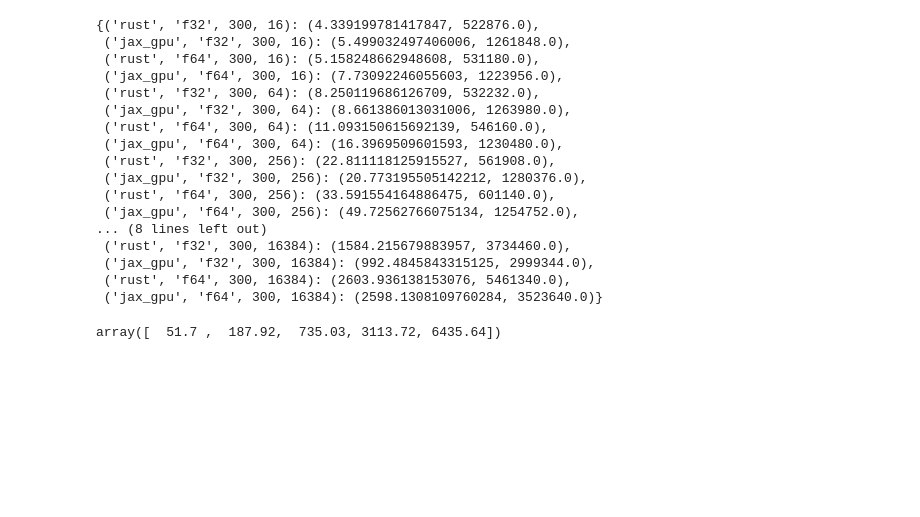
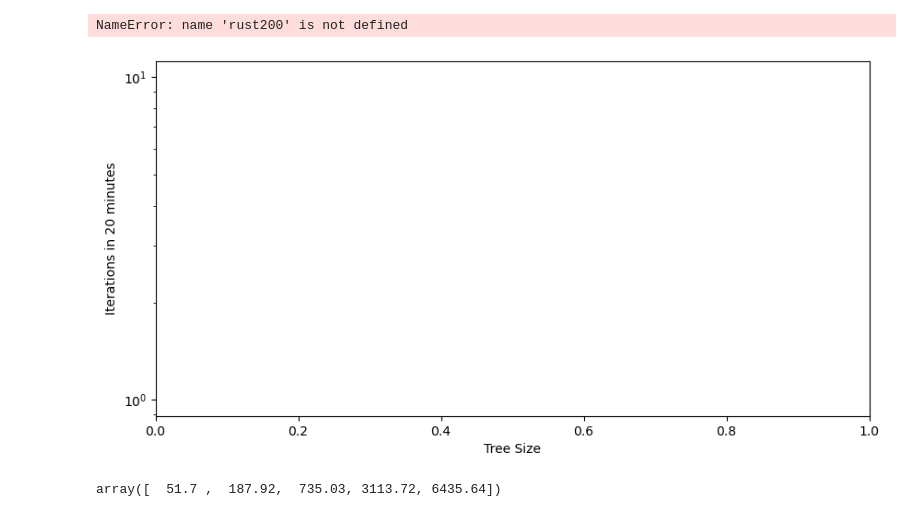
Before and after one commit to soedinglab/phylo_grad, a Jupyter notebook: benchmark_test/plot.ipynb, the cells around one changed output. Cells and saved outputs as stored; diff of their text form; code cells hidden in the pictures; blank space fills up the shorter version.

```diff
--- a/benchmark_test/plot.ipynb
+++ b/benchmark_test/plot.ipynb
@@ -8,20 +6,5 @@ lines = open('data/random/time_32.txt').readlines()
-# %%
-pickle.load(open('data/random/time_16.pickle', 'rb'))
-# %% [output]
-{('rust', 'f32', 300, 16): (4.339199781417847, 522876.0),
- ('jax_gpu', 'f32', 300, 16): (5.499032497406006, 1261848.0),
- ('rust', 'f64', 300, 16): (5.158248662948608, 531180.0),
- ('jax_gpu', 'f64', 300, 16): (7.73092246055603, 1223956.0),
- ('rust', 'f32', 300, 64): (8.250119686126709, 532232.0),
- ('jax_gpu', 'f32', 300, 64): (8.661386013031006, 1263980.0),
- ('rust', 'f64', 300, 64): (11.093150615692139, 546160.0),
- ('jax_gpu', 'f64', 300, 64): (16.3969509601593, 1230480.0),
- ('rust', 'f32', 300, 256): (22.811118125915527, 561908.0),
- ('jax_gpu', 'f32', 300, 256): (20.773195505142212, 1280376.0),
- ('rust', 'f64', 300, 256): (33.591554164886475, 601140.0),
- ('jax_gpu', 'f64', 300, 256): (49.72562766075134, 1254752.0),
-... (8 lines left out)
- ('rust', 'f32', 300, 16384): (1584.215679883957, 3734460.0),
- ('jax_gpu', 'f32', 300, 16384): (992.4845843315125, 2999344.0),
- ('rust', 'f64', 300, 16384): (2603.936138153076, 5461340.0),
- ('jax_gpu', 'f64', 300, 16384): (2598.1308109760284, 3523640.0)}
+# %%
+gpu = pickle.load(open('data/random/time_t=64_L=300_m=jax_gpu.pickle', 'rb'))
+rust = pickle.load(open('data/random/time_t=64_L=300_m=rust.pickle', 'rb'))
+pytorch = pickle.load(open('data/random/time_t=64_L=300_m=pytorch.pickle', 'rb'))
+pytorch_gpu = pickle.load(open('data/random/time_t=64_L=300_m=pytorch_gpu.pickle', 'rb'))
@@ -27,0 +13,20 @@ pickle.load(open('data/random/time_16.pickle', 'rb'))
+# %%
+#Bar plot of rust vs pytorch
+plt.switch_backend('Agg')  # Use non-interactive backend for saving
+plt.rcParams.update({'font.size': 16})
+precision = "f64"
+tree_sizes = [2**i for i in range(4, 15,2)]
+
+plt.figure(figsize=(10, 5))
+plt.ylabel('Gradient updates per minute')
+plt.xlabel('Tree size')
+plt.yscale('log')
+plt.tick_params(axis='both', which='major')
+
+
+plt.bar([i + 0.2 for i in range(len(tree_sizes))], [data[('rust', precision, 300, i)][0] / 20 for i in tree_sizes], width=0.2, label='PhyloGrad', color='orange', alpha=0.5)
+plt.bar([i + 0.4 for i in range(len(tree_sizes))], [data[('pytorch', precision, 300, i)][0] / 20 for i in tree_sizes], width=0.2, label='Pytorch', color='green', alpha=0.5)
+
+plt.xticks([i + 0.3 for i in range(len(tree_sizes))], tree_sizes)
+plt.legend()
+plt.savefig("cpu_abs.pdf", bbox_inches='tight')
@@ -28,3 +78,15 @@ pickle.load(open('data/random/time_16.pickle', 'rb'))
+# %%
+# rust / rust200
+plt.figure(figsize=(10, 5))
+plt.ylabel('Iterations in 20 minutes')
+plt.yscale('log')
+plt.xlabel('Tree Size')
+plt.bar([i + 0.2 for i in range(len(tree_sizes))], [rust[('rust', precision, 300, i)][0] / rust200[('rust', precision, 200, i)][0] for i in tree_sizes], width=0.2, label='PhyloGrad Rust 300', color='orange', alpha=0.5)
+plt.xticks([i + 0.2 for i in range(len(tree_sizes))], tree_sizes)
+plt.legend()
+# %% [output]
+NameError: name 'rust200' is not defined
+[figure, added]
 # %%
 datasets = lines[0::10]
 rust_time = lines[2::10]
```
Also changed, not shown: parts of 6 cells of this notebook.
